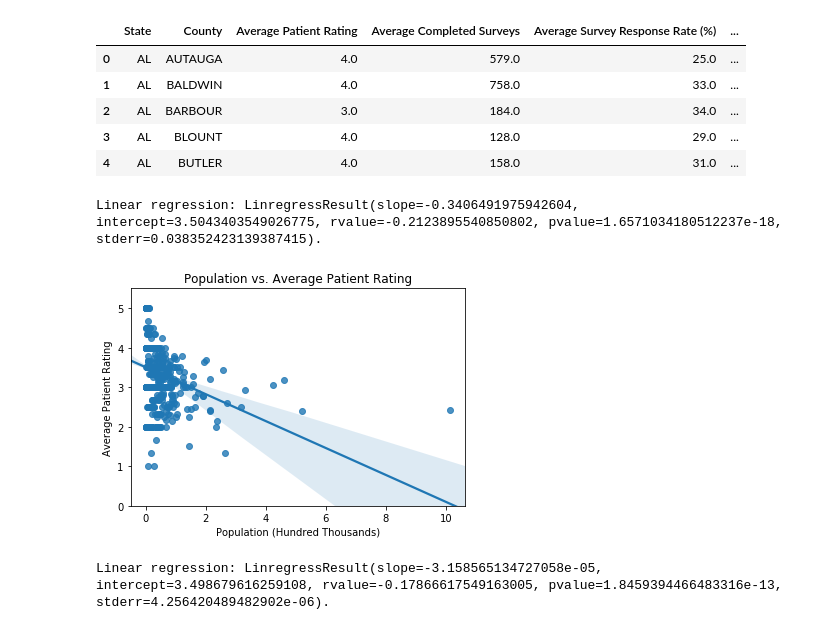
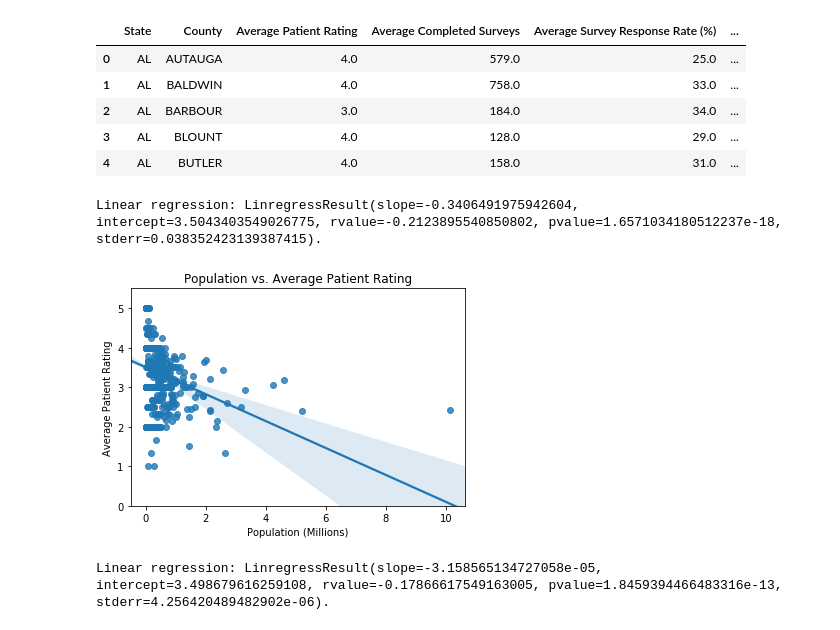
Before and after one commit to rabotr/proj-1-healthcare, a Jupyter notebook: Q1 & Q2 Visualizations.ipynb, the cells around one changed output. Saved outputs shown, nothing was run; the diff lists cells and outputs as text; code cells hidden in the pictures.

Commit message:
updated population (millions)

```diff
--- a/Q1 & Q2 Visualizations.ipynb
+++ b/Q1 & Q2 Visualizations.ipynb
@@ -58,7 +58,7 @@ county_df.head()
 | 3 | AL | BLOUNT | 4.0 | 128.0 | 29.0 | ... |
 | 4 | AL | BUTLER | 4.0 | 158.0 | 31.0 | ... |
 # %%
-county_df["Population (Hundred Thousands)"] = county_df["Population"] / 1000000
+county_df["Population (Millions)"] = county_df["Population"] / 1000000
 county_df.head()
 # %% [output]
 |  | State | County | Average Patient Rating | Average Completed Surveys | Average Survey Response Rate (%) | ... |
@@ -72,15 +72,15 @@ county_df.head()
 county_df.to_csv("Resources/county_data.csv")
 # %%
 # Does Population Size alone affect Hospital Patient Experience?
-sns.regplot(x="Population (Hundred Thousands)", y="Average Patient Rating", data=county_df)
+sns.regplot(x="Population (Millions)", y="Average Patient Rating", data=county_df)
 plt.title("Population vs. Average Patient Rating")
-print(f"Linear regression: {stats.linregress(county_df['Population (Hundred Thousands)'], county_df['Average Patient Rating'])}.")
+print(f"Linear regression: {stats.linregress(county_df['Population (Millions)'], county_df['Average Patient Rating'])}.")
 plt.ylim(0, 5.5)
 plt.show()
 None
 # %% [output]
 Linear regression: LinregressResult(slope=-0.3406491975942604, intercept=3.5043403549026775, rvalue=-0.2123895540850802, pvalue=1.6571034180512237e-18, stderr=0.038352423139387415).
-[figure, old version]
+[figure, new version]
 # %%
 # Does # of Survey Responders alone affect Hospital Patient Experience?
 # (total completed surveys vs county avg rating)
```
Also changed, not shown: 2 other files.
